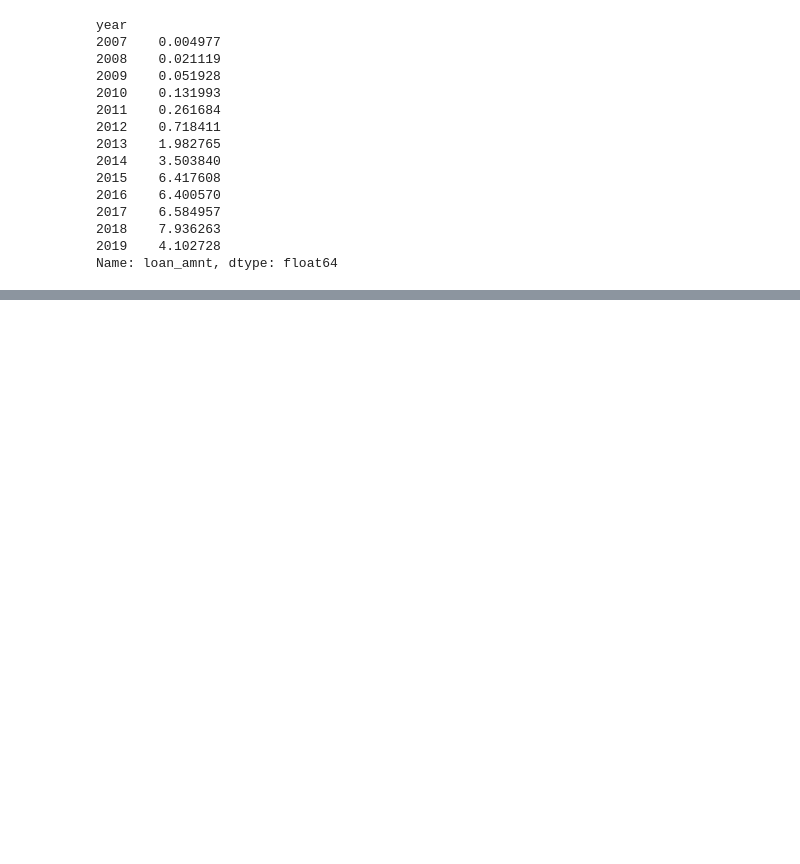
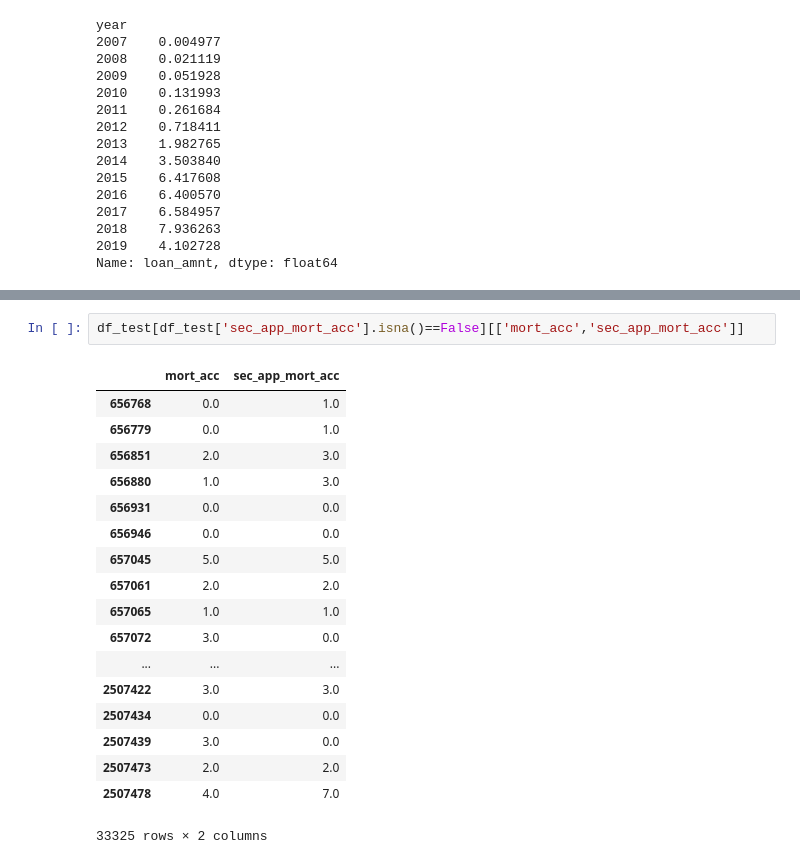
Before and after one commit to ajricks4/lending-club, a Jupyter notebook: Lending_Club_Prelim.ipynb, the cells around one changed output, grey strips where cells are left out. Drawn from its saved outputs; the diff is of its cells as text; blank space fills up the shorter version.

```diff
--- a/Lending_Club_Prelim.ipynb
+++ b/Lending_Club_Prelim.ipynb
@@ -239,0 +284,21 @@ Timestamp('2007-06-01 00:00:00')
+# %%
+df_test[df_test['sec_app_mort_acc'].isna()==False][['mort_acc','sec_app_mort_acc']]
+# %% [output]
+|  | mort_acc | sec_app_mort_acc |
+| 656768 | 0.0 | 1.0 |
+| 656779 | 0.0 | 1.0 |
+| 656851 | 2.0 | 3.0 |
+| 656880 | 1.0 | 3.0 |
+| 656931 | 0.0 | 0.0 |
+| 656946 | 0.0 | 0.0 |
+| 657045 | 5.0 | 5.0 |
+| 657061 | 2.0 | 2.0 |
+| 657065 | 1.0 | 1.0 |
+| 657072 | 3.0 | 0.0 |
+| ... | ... | ... |
+| 2507422 | 3.0 | 3.0 |
+| 2507434 | 0.0 | 0.0 |
+| 2507439 | 3.0 | 0.0 |
+| 2507473 | 2.0 | 2.0 |
+| 2507478 | 4.0 | 7.0 |
+33325 rows × 2 columns
```
Also changed, not shown: parts of 35 cells of this notebook.
